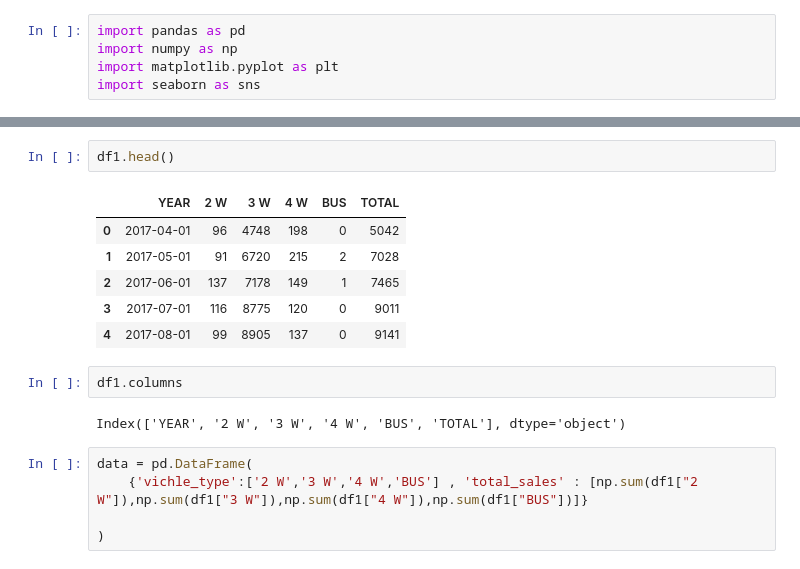
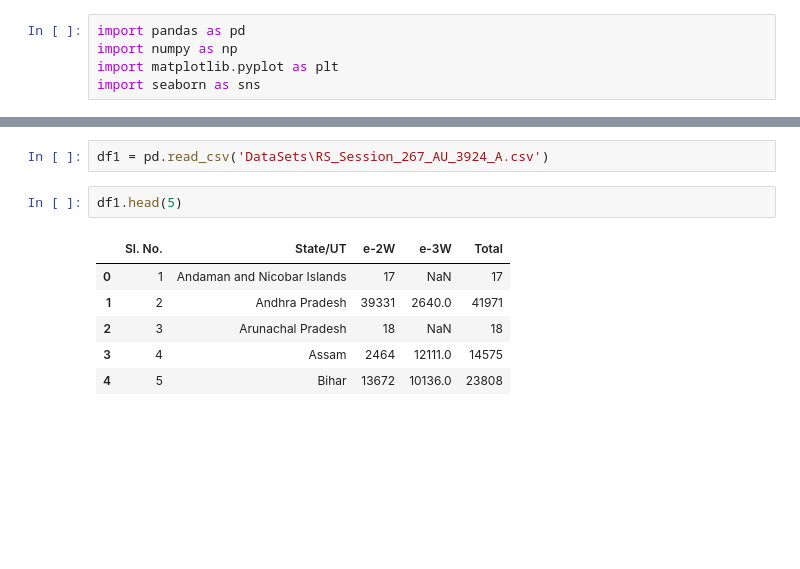
Before and after one commit to amankumarchy5423/EV-Market-Segmentation, a Jupyter notebook: feynn_project2.ipynb, the cells around one changed output, grey strips where cells are left out. Cells and saved outputs as stored; diff of their text form; blank space fills up the shorter version.

```diff
--- a/feynn_project2.ipynb
+++ b/feynn_project2.ipynb
@@ -43,18 +113,11 @@ Successfully installed et-xmlfile-2.0.0 openpyxl-3.1.5
+# %%
+df1 = pd.read_csv('DataSets\RS_Session_267_AU_3924_A.csv')
 # %%
-df1.head()
+df1.head(5)
 # %% [output]
-|  | YEAR | 2 W | 3 W | 4 W | BUS | TOTAL |
-| 0 | 2017-04-01 | 96 | 4748 | 198 | 0 | 5042 |
-| 1 | 2017-05-01 | 91 | 6720 | 215 | 2 | 7028 |
-| 2 | 2017-06-01 | 137 | 7178 | 149 | 1 | 7465 |
-| 3 | 2017-07-01 | 116 | 8775 | 120 | 0 | 9011 |
-| 4 | 2017-08-01 | 99 | 8905 | 137 | 0 | 9141 |
+|  | Sl. No. | State/UT | e-2W | e-3W | Total |
+| 0 | 1 | Andaman and Nicobar Islands | 17 | NaN | 17 |
+| 1 | 2 | Andhra Pradesh | 39331 | 2640.0 | 41971 |
+| 2 | 3 | Arunachal Pradesh | 18 | NaN | 18 |
+| 3 | 4 | Assam | 2464 | 12111.0 | 14575 |
+| 4 | 5 | Bihar | 13672 | 10136.0 | 23808 |
-# %%
-df1.columns
-# %% [output]
-Index(['YEAR', '2 W', '3 W', '4 W', 'BUS', 'TOTAL'], dtype='object')
-# %%
-data = pd.DataFrame(
-    {'vichle_type':['2 W','3 W','4 W','BUS'] , 'total_sales' : [np.sum(df1["2 W"]),np.sum(df1["3 W"]),np.sum(df1["4 W"]),np.sum(df1["BUS"])]}
-
-)
```
Also changed, not shown: parts of 25 cells of this notebook, 3 other files.
